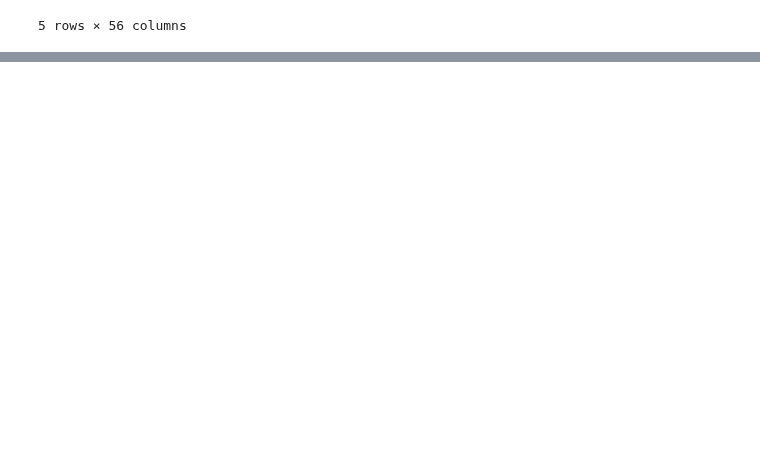
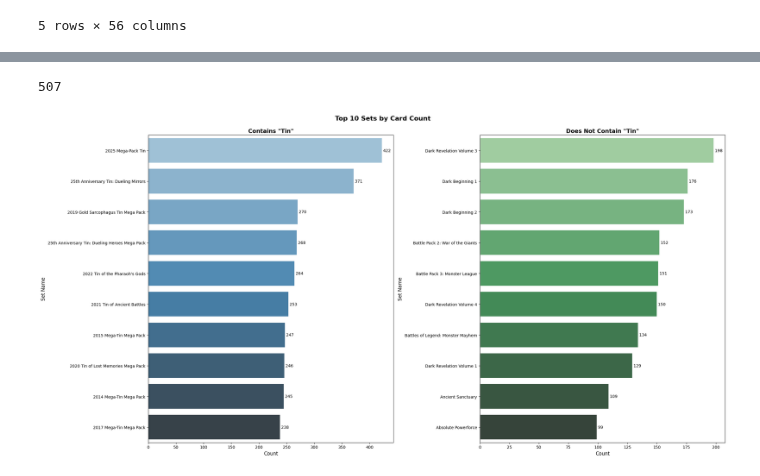
Before and after one commit to mlchrzan/Heart-of-the-Cards, a Jupyter notebook: Code/demograph explore.ipynb, the cells around one changed output, grey strips where cells are left out. Drawn from its saved outputs; the diff is of its cells as text; code cells hidden in the pictures; blank space fills up the shorter version.

```diff
--- a/Code/demograph explore.ipynb
+++ b/Code/demograph explore.ipynb
@@ -263,0 +282,4 @@ fig.update_layout(xaxis_title='Description Length (characters)', yaxis_title='Ca
+# %%
+data['set_name'].nunique()
+# %% [output]
+507
@@ -263,0 +329,56 @@ fig.update_layout(xaxis_title='Description Length (characters)', yaxis_title='Ca
+# %%
+import matplotlib.pyplot as plt
+import seaborn as sns
+
+data['set_name'].value_counts().reset_index()
+set_counts = data['set_name'].value_counts().reset_index()
+set_counts.columns = ['set_name', 'count']
+set_counts['is_tin'] = set_counts['set_name'].str.contains('Tin', case=True, na=False)
+set_counts['is_tin'] = set_counts['is_tin'].map({True: 'Contains "Tin"', False: 'Does Not Contain "Tin"'})
+
+# Get top 20 for each category
+top_tin = set_counts[set_counts['is_tin'] == 'Contains "Tin"'].nlargest(10, 'count')
+top_non_tin = set_counts[set_counts['is_tin'] == 'Does Not Contain "Tin"'].nlargest(10, 'count')
+
+# Create figure with two subplots side by side
+fig, axes = plt.subplots(1, 2, figsize=(24, 12))
+
+# Plot tin sets
+sns.barplot(data=top_tin,
+            y='set_name',
+            x='count',
+            ax=axes[0],
+            hue='set_name',
+            legend=False,
+            palette='Blues_d')
+axes[0].set_title('Contains "Tin"', fontsize=14, fontweight='bold')
+axes[0].set_xlabel('Count', fontsize=12)
+axes[0].set_ylabel('Set Name', fontsize=12)
+axes[0].grid(False)
+
+# Add value labels
+for i, v in enumerate(top_tin['count'].values):
+    axes[0].text(v, i, f' {v}', va='center', fontsize=10)
+
+# Plot non-tin sets
+sns.barplot(data=top_non_tin,
+            y='set_name',
+            x='count',
+            hue='set_name',
+            legend=False,
+            ax=axes[1],
+            palette='Greens_d')
+axes[1].set_title('Does Not Contain "Tin"', fontsize=14, fontweight='bold')
+axes[1].set_xlabel('Count', fontsize=12)
+axes[1].set_ylabel('Set Name', fontsize=12)
+axes[1].grid(False)
+
+# Add value labels
+for i, v in enumerate(top_non_tin['count'].values):
+    axes[1].text(v, i, f' {v}', va='center', fontsize=10)
+
+plt.suptitle('Top 10 Sets by Card Count', fontsize=16, fontweight='bold', y=0.995)
+plt.tight_layout()
+plt.show()
+# %% [output]
+[figure, added]
```
Also changed, not shown: parts of 7 cells of this notebook, 2 other files.
